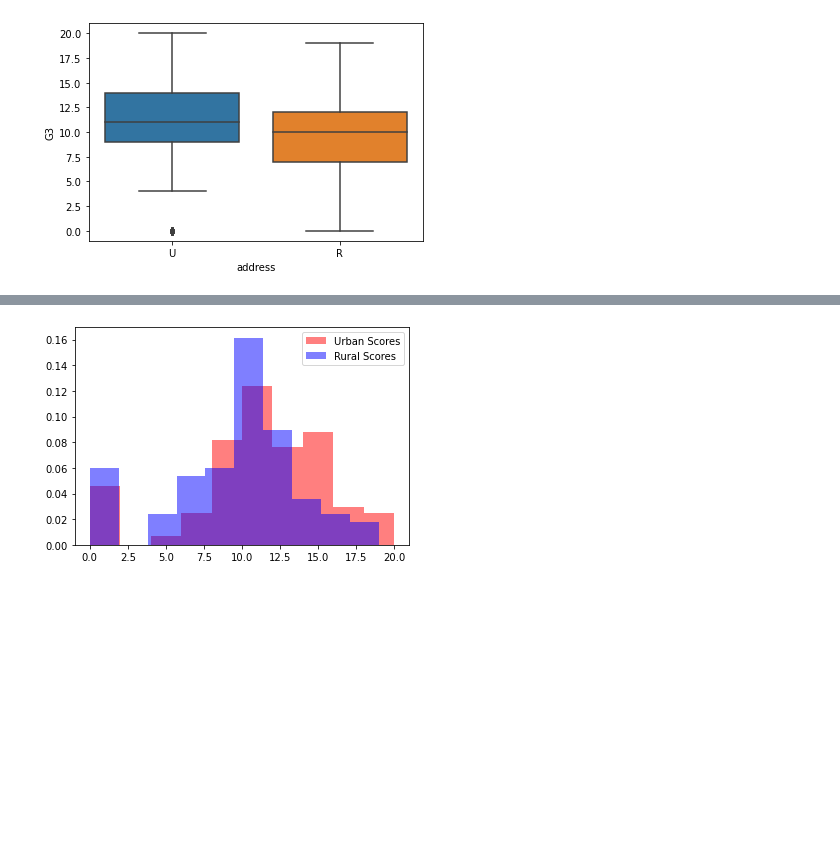
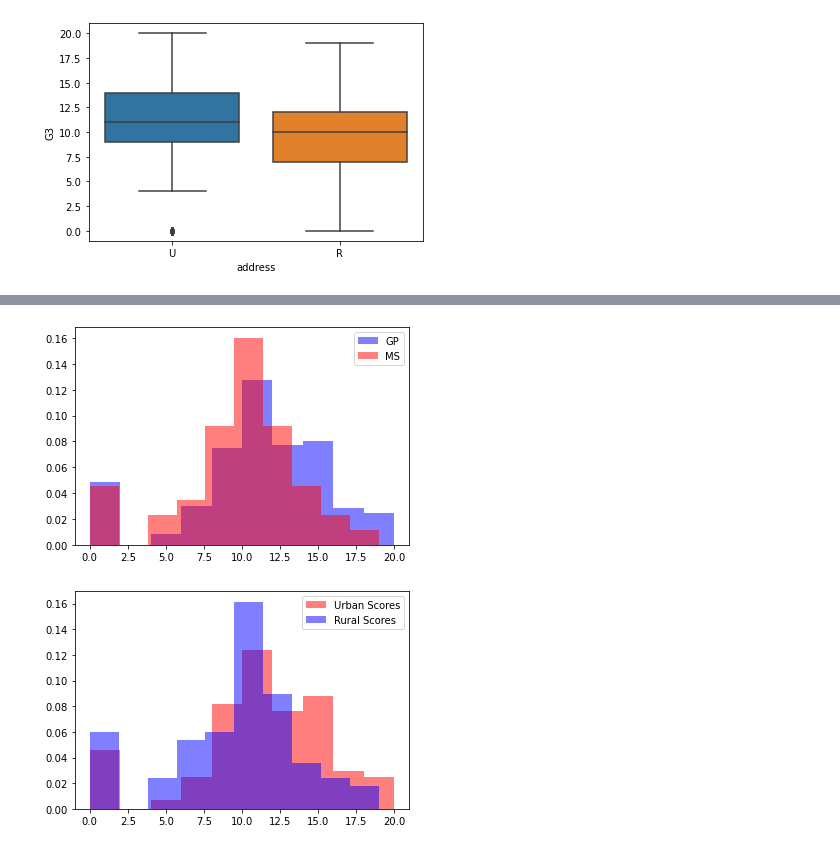
Before and after one commit to joeelorm/Data_Science, a Jupyter notebook: Associations Between Quantitative and Categorical Variables.ipynb, the cells around one changed output, grey strips where cells are left out. Drawn from its saved outputs; the diff is of its cells as text; code cells hidden in the pictures; blank space fills up the shorter version.

```diff
--- a/Associations Between Quantitative and Categorical Variables.ipynb
+++ b/Associations Between Quantitative and Categorical Variables.ipynb
@@ -97,3 +100,13 @@ plt.show()
+# %%
+scores_GP = students[students['school'] == 'GP']['G3']
+scores_MS = students[students['school'] == 'MS']['G3']
+
+plt.hist(scores_GP , color="blue", label="GP", density = True, alpha=0.5)
+plt.hist(scores_MS , color="red", label="MS", density = True, alpha=0.5)
+plt.legend()
+plt.show()
+# %% [output]
+[figure, added]
 # %%
 #create the overlapping histograms here:
 plt.hist(scores_urban, alpha = 0.5, density = True, color = 'red', label = 'Urban Scores')
```
Also changed, not shown: parts of 3 cells of this notebook.
